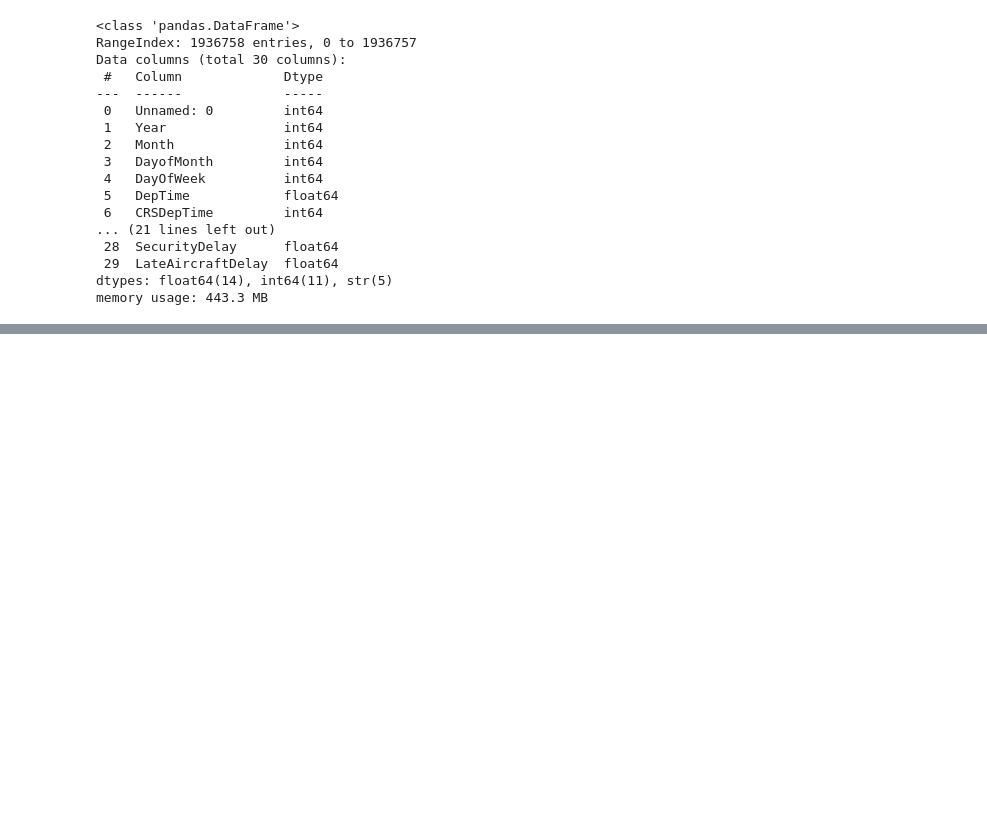
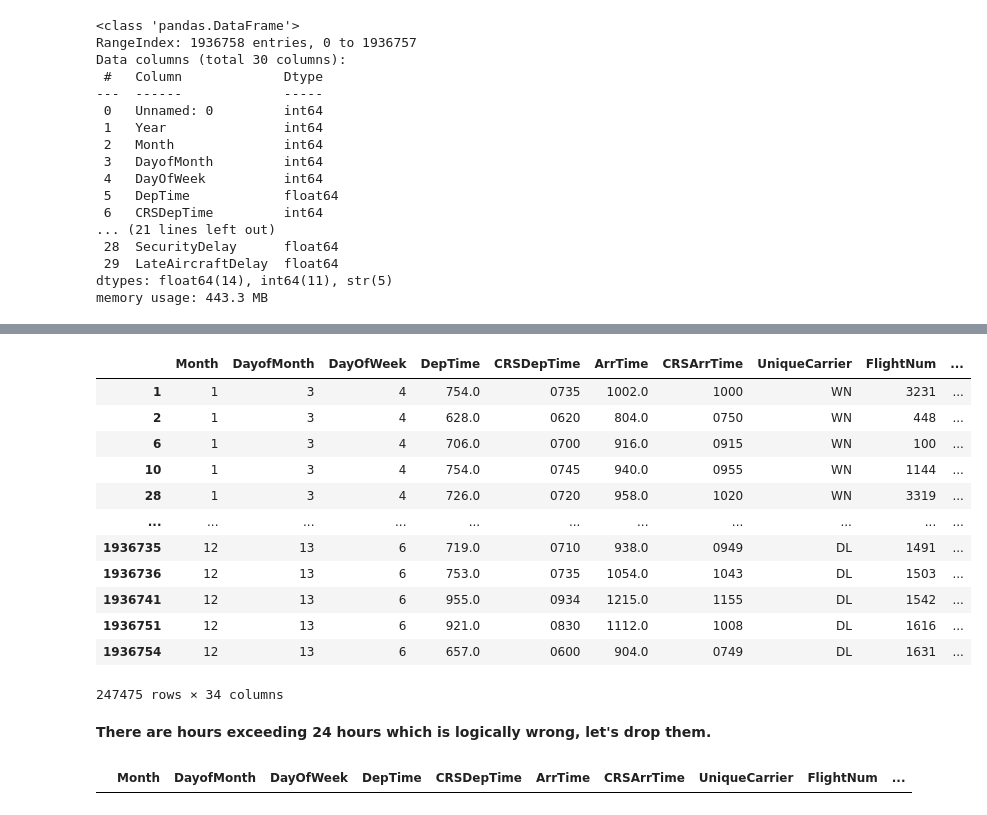
Before and after one commit to PickleAbdu/Airlines-Delay-Analysis, a Jupyter notebook: EDA.ipynb, the cells around one changed output, grey strips where cells are left out. Cells and saved outputs as stored; diff of their text form; code cells hidden in the pictures; blank space fills up the shorter version.

```diff
--- a/EDA.ipynb
+++ b/EDA.ipynb
@@ -44,0 +177,2 @@ memory usage: 443.3 MB
+# %%
+df.dropna(subset=['CRSElapsedTime'], inplace=True)
@@ -44,0 +199,3 @@ memory usage: 443.3 MB
+# %%
+df.fillna(0,inplace=True)
+df.isnull().sum()
@@ -44,0 +242,6 @@ memory usage: 443.3 MB
+# %%
+df['MonthName'] = pd.to_datetime(df['Month'], format='%m').dt.strftime('%b')
+
+daysmap = {1: 'Mon', 2: 'Tue', 3: 'Wed', 4: 'Thu', 5: 'Fri', 6: 'Sat', 7: 'Sun'}
+
+df['DayName'] = df['DayOfWeek'].map(daysmap)
@@ -44,0 +257,6 @@ memory usage: 443.3 MB
+# %%
+time_cols = ['DepTime', 'CRSDepTime', 'ArrTime', 'CRSArrTime']
+
+for col in time_cols:
+    df[col] = df[col].astype(str).str.zfill(4)
+    df[col + '_Hour'] = df[col].str[:2].astype(int)
@@ -44,0 +292,18 @@ memory usage: 443.3 MB
+# %%
+df[df['DepTime_Hour'] > 23]
+# %% [output]
+|  | Month | DayofMonth | DayOfWeek | DepTime | CRSDepTime | ArrTime | CRSArrTime | UniqueCarrier | FlightNum | ... |
+| 1 | 1 | 3 | 4 | 754.0 | 0735 | 1002.0 | 1000 | WN | 3231 | ... |
+| 2 | 1 | 3 | 4 | 628.0 | 0620 | 804.0 | 0750 | WN | 448 | ... |
+| 6 | 1 | 3 | 4 | 706.0 | 0700 | 916.0 | 0915 | WN | 100 | ... |
+| 10 | 1 | 3 | 4 | 754.0 | 0745 | 940.0 | 0955 | WN | 1144 | ... |
+| 28 | 1 | 3 | 4 | 726.0 | 0720 | 958.0 | 1020 | WN | 3319 | ... |
+| ... | ... | ... | ... | ... | ... | ... | ... | ... | ... | ... |
+| 1936735 | 12 | 13 | 6 | 719.0 | 0710 | 938.0 | 0949 | DL | 1491 | ... |
+| 1936736 | 12 | 13 | 6 | 753.0 | 0735 | 1054.0 | 1043 | DL | 1503 | ... |
+| 1936741 | 12 | 13 | 6 | 955.0 | 0934 | 1215.0 | 1155 | DL | 1542 | ... |
+| 1936751 | 12 | 13 | 6 | 921.0 | 0830 | 1112.0 | 1008 | DL | 1616 | ... |
+| 1936754 | 12 | 13 | 6 | 657.0 | 0600 | 904.0 | 0749 | DL | 1631 | ... |
+247475 rows × 34 columns
+# %% [markdown]
+**There are hours exceeding 24 hours which is logically wrong, let's drop them.**
@@ -44,0 +316,4 @@ memory usage: 443.3 MB
+# %%
+df[df['DepTime_Hour'] > 23]
+# %% [output]
+|  | Month | DayofMonth | DayOfWeek | DepTime | CRSDepTime | ArrTime | CRSArrTime | UniqueCarrier | FlightNum | ... |
```
Also changed, not shown: parts of 39 cells of this notebook.
